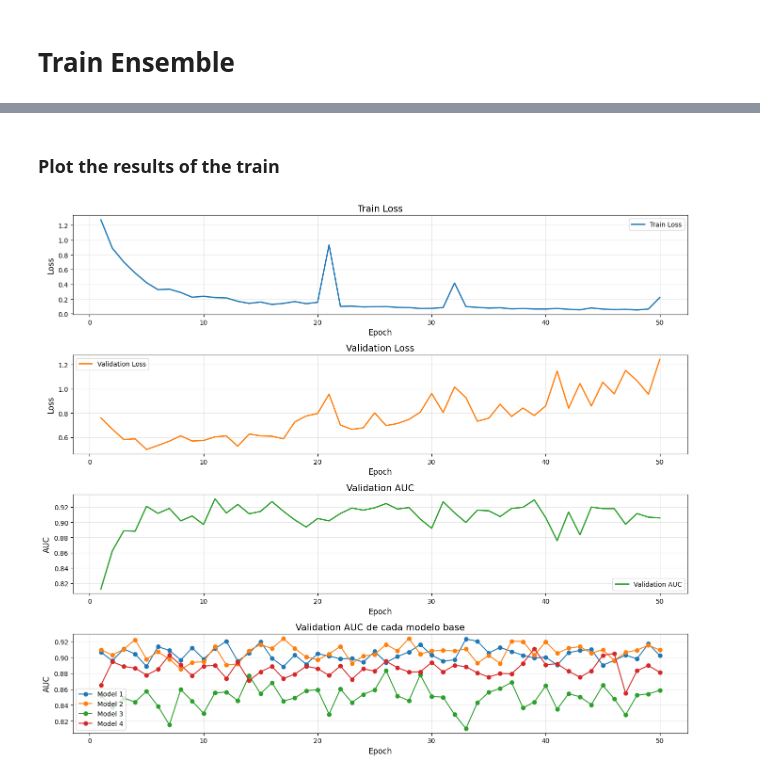
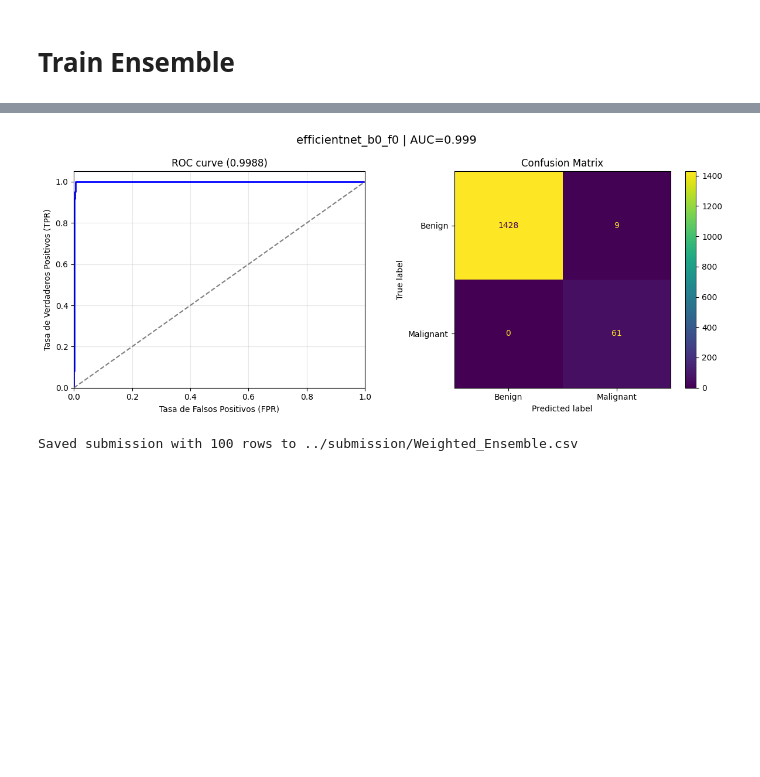
Before and after one commit to sprieton/ISIC_DL, a Jupyter notebook: src/Ensemble.ipynb, the cells around one changed output, grey strips where cells are left out. Drawn from its saved outputs; the diff is of its cells as text; code cells hidden in the pictures; blank space fills up the shorter version.

```diff
--- a/src/Ensemble.ipynb
+++ b/src/Ensemble.ipynb
@@ -619,7 +651,0 @@ RuntimeError: Error(s) in loading state_dict for PretrainedClassifier:
-# %%
-for i, m in enumerate(model_list):
-    labels, preds, probs = m.pred_probs(val_loader)
-    print(f"preds for {model_paths[i]}")
-    print(f"labels num: {len(labels)}\t0:   {(labels==0).sum()}\t1: {(labels==1).sum()}")
-    print(f"preds  num: {len(preds)}\t0:    {(preds==0).sum()}\t1: {(preds==1).sum()}")
-    print(f"probs  num: {len(probs)},\t0.5>: {(probs>0.5).sum()}\tmin: {probs.min()}\tmax: {probs.max()}")
@@ -1183,2 +780,0 @@ Train loss: 0.6930 || percentaje pos in epoch: 0.48533333333333334%
-# %% [markdown]
-### Plot the results of the train
@@ -1209,53 +781,12 @@ plt.show()
-# %%
-train_loss = ensemble_class.history["train_loss"]
-val_loss = ensemble_class.history["val_loss"]
-val_auc = ensemble_class.history["val_auc"]
-ensemble_model_aucs = ensemble_class.history.get("ensembles_val_auc", [])
-
-epochs = np.arange(1, len(train_loss) + 1)
-
-plt.figure(figsize=(14, 12))
-
-# 1. TRAIN LOSS
-plt.subplot(4, 1, 1)
-plt.plot(epochs, train_loss, label="Train Loss", color="tab:blue", linewidth=2)
-plt.title("Train Loss", fontsize=14)
-plt.xlabel("Epoch", fontsize=12)
-plt.ylabel("Loss", fontsize=12)
-plt.grid(alpha=0.3)
-plt.legend()
-
-# 2. VALIDATION LOSS
-plt.subplot(4, 1, 2)
-plt.plot(epochs, val_loss, label="Validation Loss", color="tab:orange", linewidth=2)
-plt.title("Validation Loss", fontsize=14)
-plt.xlabel("Epoch", fontsize=12)
-plt.ylabel("Loss", fontsize=12)
-plt.grid(alpha=0.3)
-plt.legend()
-
-# 3. VALIDATION AUC
-plt.subplot(4, 1, 3)
-plt.plot(epochs, val_auc, label="Validation AUC", color="tab:green", linewidth=2)
-plt.title("Validation AUC", fontsize=14)
-plt.xlabel("Epoch", fontsize=12)
-plt.ylabel("AUC", fontsize=12)
-plt.grid(alpha=0.3)
-plt.legend()
-
-plt.subplot(4, 1, 4)
-if ensemble_model_aucs:
-    ensemble_model_aucs = np.array(ensemble_model_aucs)  # shape [epochs, n_models]
-    n_models = ensemble_model_aucs.shape[1]
-    for i in range(n_models):
-        plt.plot(epochs, ensemble_model_aucs[:, i], marker='o', label=f'Model {i+1}')
-    plt.title("Validation AUC de cada modelo base", fontsize=14)
-    plt.xlabel("Epoch", fontsize=12)
-    plt.ylabel("AUC", fontsize=12)
-    plt.grid(alpha=0.3)
-    plt.legend()
-
-plt.tight_layout()
-plt.show()
-# %% [output]
-[figure, removed]
+# %%
+ensemble = SoftVotingEnsemble(model_list, "Weighted_Ensemble",
+                              weights=oof_weights, device=config.device)
+
+labels, probs = ensemble.pred_probs(val_loader)
+plot_analisis(model_name, labels, probs)
+
+ensemble.submit_kaggle(test_loader,
+                            submission_file=f"{config.submission_dir}/Weighted_Ensemble.csv")
+# %% [output]
+[figure, added]
+Saved submission with 100 rows to ../submission/Weighted_Ensemble.csv
```
Also changed, not shown: parts of 10 cells of this notebook, 13 other files.
